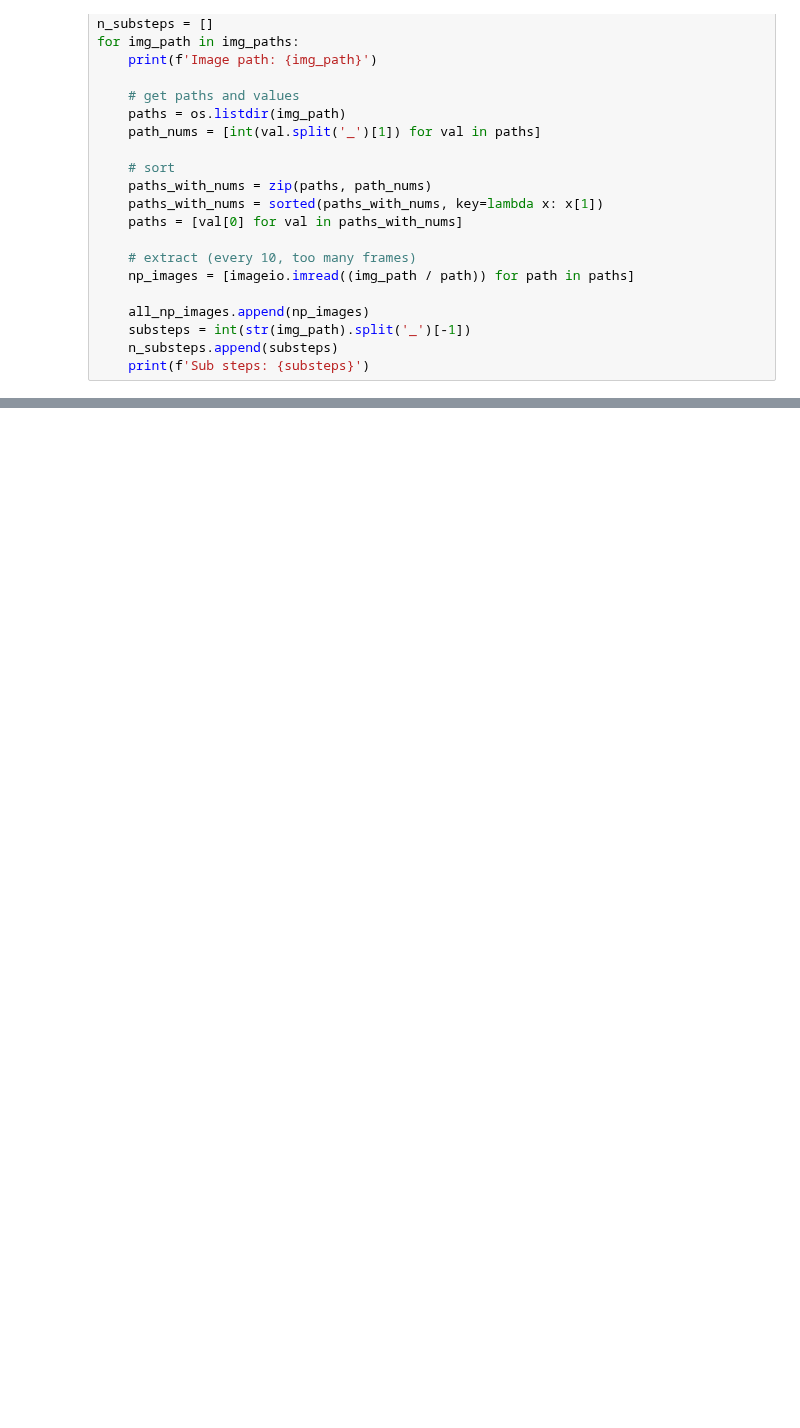
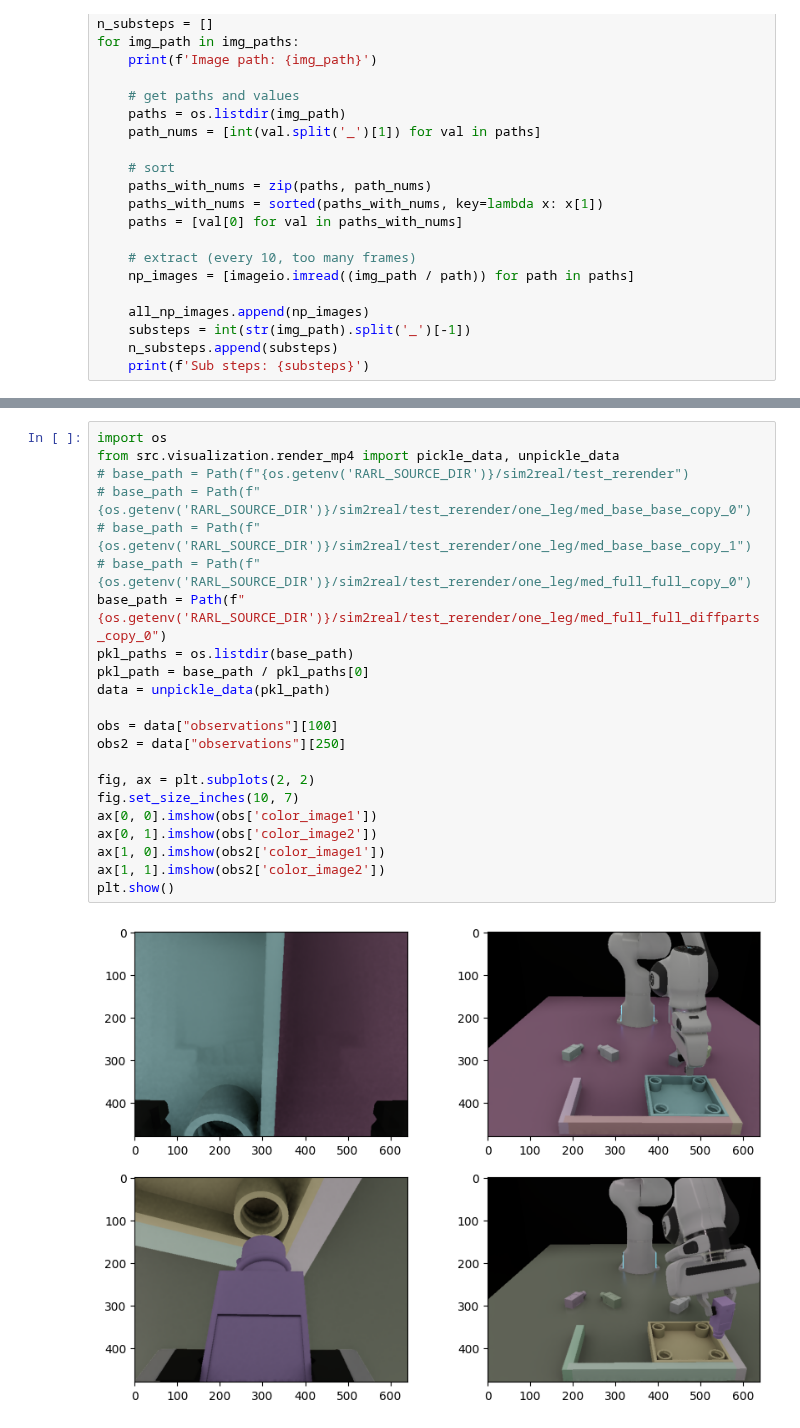
Before and after one commit to ankile/robust-rearrangement, a Jupyter notebook: notebooks/06_as_isaac_sim_rerender_inspection.ipynb, the cells around one changed output, grey strips where cells are left out. Saved outputs shown, nothing was run; the diff lists cells and outputs as text; blank space fills up the shorter version.

Commit message:
update sim2real inspection notebooks

```diff
--- a/notebooks/06_as_isaac_sim_rerender_inspection.ipynb
+++ b/notebooks/06_as_isaac_sim_rerender_inspection.ipynb
@@ -180,0 +110,24 @@ File saved as videos/isaac_sim_substeps_5_wrist.mp4
+# %%
+import os
+from src.visualization.render_mp4 import pickle_data, unpickle_data
+# base_path = Path(f"{os.getenv('RARL_SOURCE_DIR')}/sim2real/test_rerender")
+# base_path = Path(f"{os.getenv('RARL_SOURCE_DIR')}/sim2real/test_rerender/one_leg/med_base_base_copy_0")
+# base_path = Path(f"{os.getenv('RARL_SOURCE_DIR')}/sim2real/test_rerender/one_leg/med_base_base_copy_1")
+# base_path = Path(f"{os.getenv('RARL_SOURCE_DIR')}/sim2real/test_rerender/one_leg/med_full_full_copy_0")
+base_path = Path(f"{os.getenv('RARL_SOURCE_DIR')}/sim2real/test_rerender/one_leg/med_full_full_diffparts_copy_0")
+pkl_paths = os.listdir(base_path)
+pkl_path = base_path / pkl_paths[0]
+data = unpickle_data(pkl_path)
+
+obs = data["observations"][100]
+obs2 = data["observations"][250]
+
+fig, ax = plt.subplots(2, 2)
+fig.set_size_inches(10, 7)
+ax[0, 0].imshow(obs['color_image1'])
+ax[0, 1].imshow(obs['color_image2'])
+ax[1, 0].imshow(obs2['color_image1'])
+ax[1, 1].imshow(obs2['color_image2'])
+plt.show()
+# %% [output]
+[figure, added]
```
Also changed, not shown: parts of 7 cells of this notebook, 1 other file.
